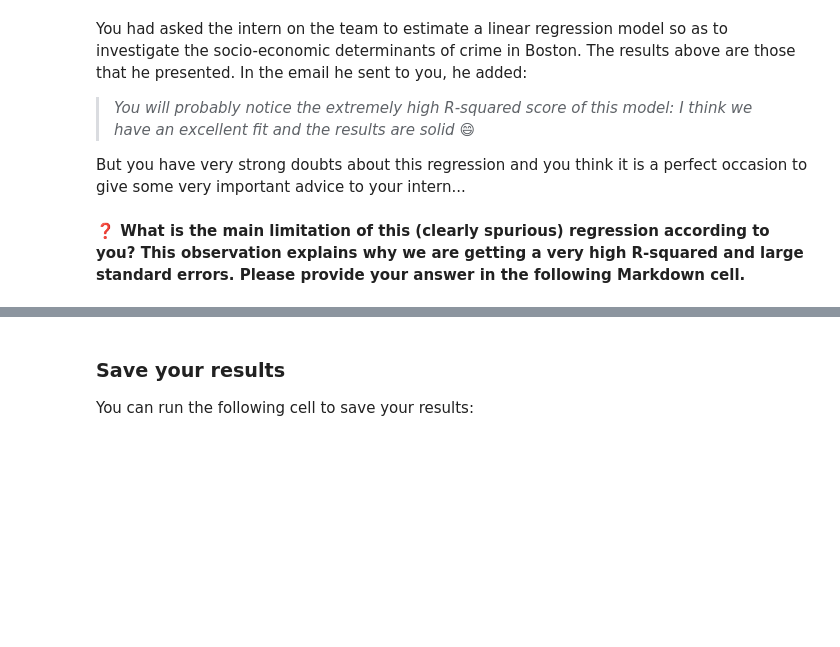
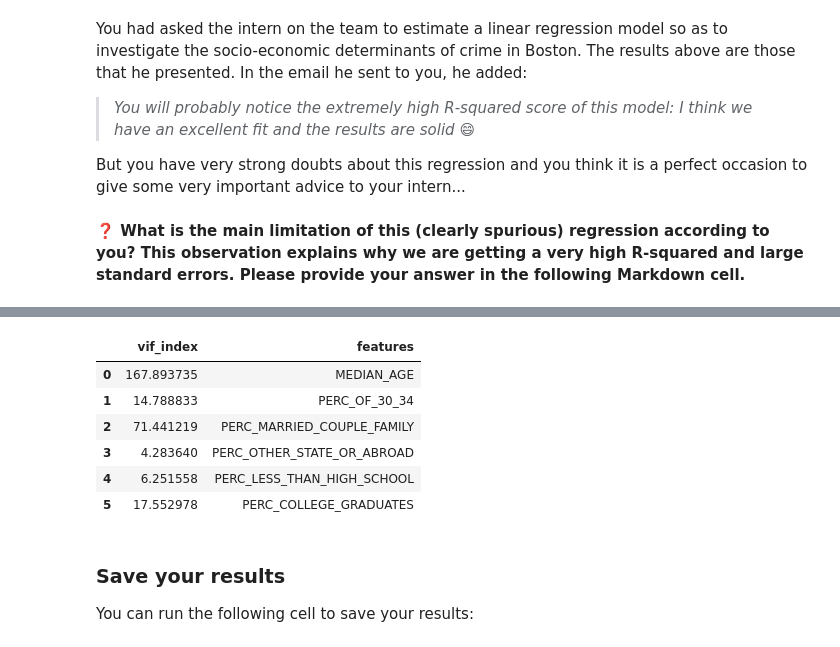
Before and after one commit to mchistya/data-certification-exam, a Jupyter notebook: decision_science/boston_crimes.ipynb, the cells around one changed output, grey strips where cells are left out. Drawn from its saved outputs; the diff is of its cells as text; code cells hidden in the pictures; blank space fills up the shorter version.

```diff
--- a/decision_science/boston_crimes.ipynb
+++ b/decision_science/boston_crimes.ipynb
@@ -266,0 +410,13 @@ YOUR ANSWER HERE
+# %%
+df = pd.DataFrame()
+df["vif_index"] = [vif(data[features].values, i) for i in range(data[features].shape[1])]
+df["features"] = data[features].columns
+df
+# %% [output]
+|  | vif_index | features |
+| 0 | 167.893735 | MEDIAN_AGE |
+| 1 | 14.788833 | PERC_OF_30_34 |
+| 2 | 71.441219 | PERC_MARRIED_COUPLE_FAMILY |
+| 3 | 4.283640 | PERC_OTHER_STATE_OR_ABROAD |
+| 4 | 6.251558 | PERC_LESS_THAN_HIGH_SCHOOL |
+| 5 | 17.552978 | PERC_COLLEGE_GRADUATES |
```
Also changed, not shown: parts of 33 cells of this notebook.
